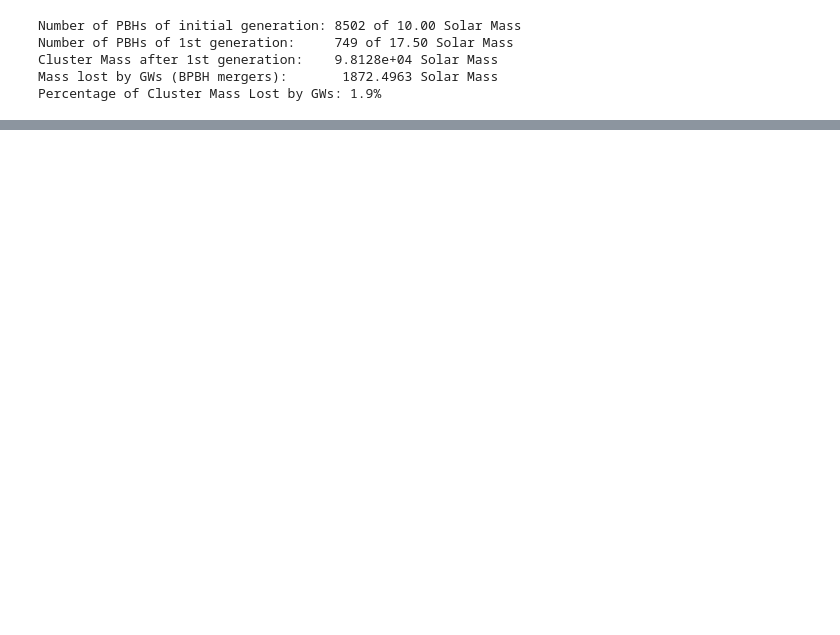
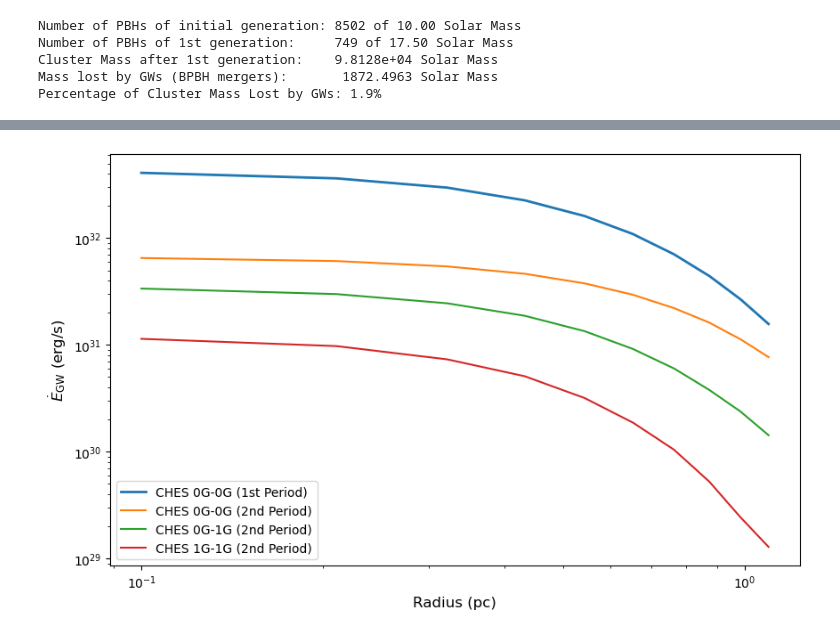
Before and after one commit to TadeoDGAguilar/PBHs_and_GWs_into_DG, a Jupyter notebook: SGWB-NO-ASTROPY-1G.ipynb, the cells around one changed output, grey strips where cells are left out. Saved outputs shown, nothing was run; the diff lists cells and outputs as text; code cells hidden in the pictures; blank space fills up the shorter version.

```diff
--- a/SGWB-NO-ASTROPY-1G.ipynb
+++ b/SGWB-NO-ASTROPY-1G.ipynb
@@ -456,9 +470,9 @@ M_PBH_1G = final_masses
 M_PBH_0G = M_PBH
 M_1G = N_PBH_1G * M_PBH_1G
 N_PBH_0G = n_total - (2*N_PBH_1G)
-M_0G = N_PBH_0G*M_PBH #masa total de los PBHs_0G que contribuyen a la masa total del cluster
-M_DM_c_1G = M_0G + M_1G #masa total del cluster para la 1G
-M_LOST_GW = M_DM_cluster - M_DM_c_1G #cantidad de masa perdida por emisión de ondas gravitacionales de binarias
+M_tot_0G = N_PBH_0G*M_PBH #masa total de los PBHs_0G que contribuyen a la masa total del cluster
+M_DM_c_1G = M_tot_0G + M_1G #masa total del cluster para la 1G
+M_LOST_GW = 1e5 - M_DM_c_1G #cantidad de masa perdida por emisión de ondas gravitacionales de binarias
 percent_lost_GW = (M_LOST_GW / M_DM_cluster) * 100
 
 print(f"Number of PBHs of initial generation: {N_PBH_0G:.0f} of {M_PBH_0G:.2f} Solar Mass")
@@ -1170,0 +679,13 @@ print(v0_asym)
+# %%
+#print(E_dot_CHES_dict["0G-0G"])
+plt.figure(figsize=(10, 6))
+plt.loglog(r_values_pc, E_dot_CHES_shell, label='CHES 0G-0G (1st Period)', linewidth=2, linestyle='solid')
+for key in E_dot_CHES_dict:
+    plt.loglog(r_values_pc, E_dot_CHES_dict[key], linestyle="solid", label=f"CHES {key} (2nd Period)")
+plt.xlabel("Radius (pc)", fontsize=12)
+plt.ylabel(r"$\dot{E}_{\rm GW}$ (erg/s)", fontsize=12)
+plt.legend()
+plt.savefig("CHES_2.pdf", dpi=300, bbox_inches="tight")
+plt.show()
+# %% [output]
+[figure, added]
```
Also changed, not shown: parts of 25 cells of this notebook.
